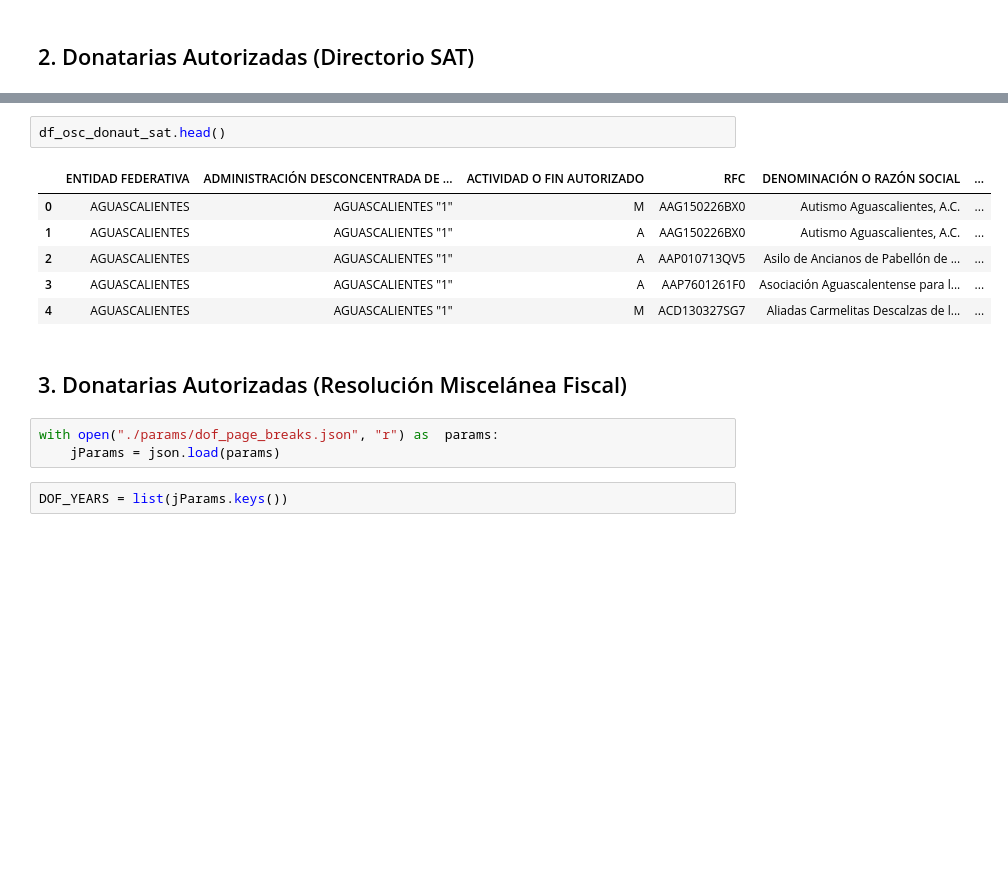
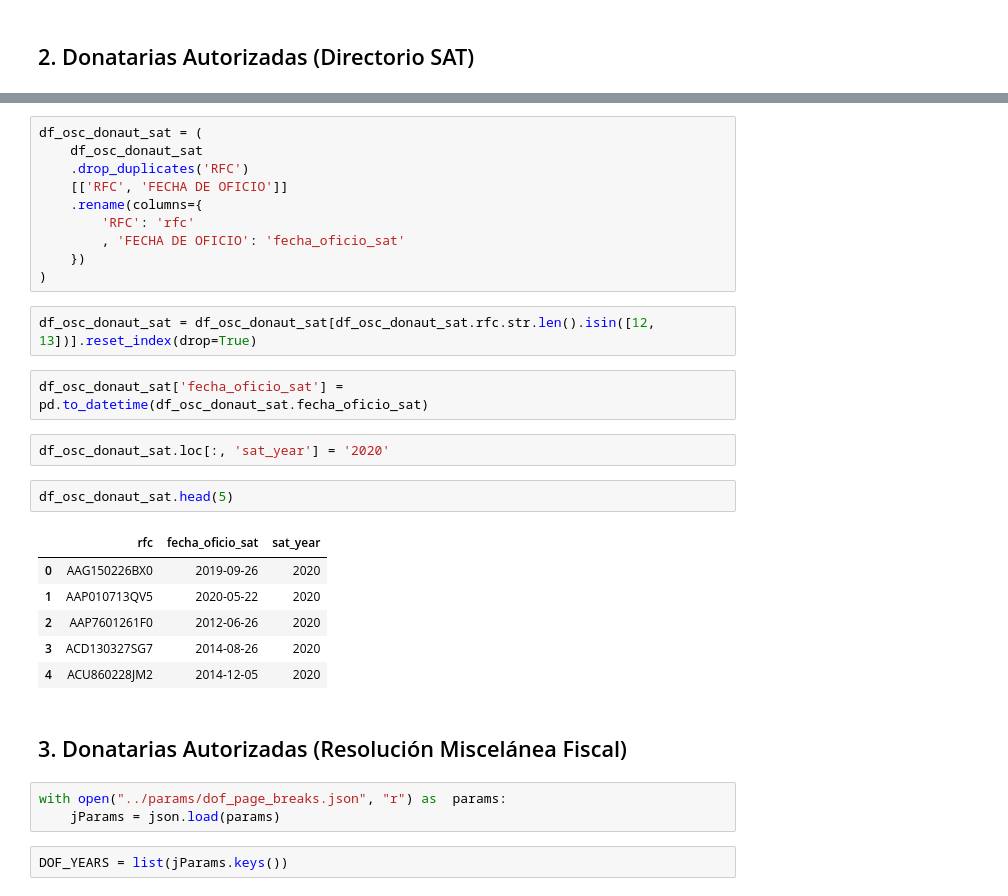
Before and after one commit to donelianc/osc-mexico-2020, a Jupyter notebook: notebooks/get_osc_data.ipynb, the cells around one changed output, grey strips where cells are left out. Cells and saved outputs as stored; diff of their text form; blank space fills up the shorter version.

```diff
--- a/notebooks/get_osc_data.ipynb
+++ b/notebooks/get_osc_data.ipynb
@@ -136,16 +156,32 @@ else:
+# %%
+df_osc_donaut_sat = (
+    df_osc_donaut_sat
+    .drop_duplicates('RFC')
+    [['RFC', 'FECHA DE OFICIO']]
+    .rename(columns={
+        'RFC': 'rfc'
+        , 'FECHA DE OFICIO': 'fecha_oficio_sat'
+    })
+)
+# %%
+df_osc_donaut_sat = df_osc_donaut_sat[df_osc_donaut_sat.rfc.str.len().isin([12, 13])].reset_index(drop=True)
+# %%
+df_osc_donaut_sat['fecha_oficio_sat'] = pd.to_datetime(df_osc_donaut_sat.fecha_oficio_sat)
+# %%
+df_osc_donaut_sat.loc[:, 'sat_year'] = '2020'
 # %%
-df_osc_donaut_sat.head()
+df_osc_donaut_sat.head(5)
 # %% [output]
-|  | ENTIDAD FEDERATIVA | ADMINISTRACIÓN DESCONCENTRADA DE ... | ACTIVIDAD O FIN AUTORIZADO | RFC | DENOMINACIÓN O RAZÓN SOCIAL | ... |
-| 0 | AGUASCALIENTES | AGUASCALIENTES "1" | M | AAG150226BX0 | Autismo Aguascalientes, A.C. | ... |
-| 1 | AGUASCALIENTES | AGUASCALIENTES "1" | A | AAG150226BX0 | Autismo Aguascalientes, A.C. | ... |
-| 2 | AGUASCALIENTES | AGUASCALIENTES "1" | A | AAP010713QV5 | Asilo de Ancianos de Pabellón de ... | ... |
-| 3 | AGUASCALIENTES | AGUASCALIENTES "1" | A | AAP7601261F0 | Asociación Aguascalentense para l... | ... |
-| 4 | AGUASCALIENTES | AGUASCALIENTES "1" | M | ACD130327SG7 | Aliadas Carmelitas Descalzas de l... | ... |
+|  | rfc | fecha_oficio_sat | sat_year |
+| 0 | AAG150226BX0 | 2019-09-26 | 2020 |
+| 1 | AAP010713QV5 | 2020-05-22 | 2020 |
+| 2 | AAP7601261F0 | 2012-06-26 | 2020 |
+| 3 | ACD130327SG7 | 2014-08-26 | 2020 |
+| 4 | ACU860228JM2 | 2014-12-05 | 2020 |
 # %% [markdown]
 ## 3. Donatarias Autorizadas (Resolución Miscelánea Fiscal)
 # %%
-with open("./params/dof_page_breaks.json", "r") as  params:
+with open("../params/dof_page_breaks.json", "r") as  params:
     jParams = json.load(params)
 # %%
 DOF_YEARS = list(jParams.keys())
```
Also changed, not shown: parts of 30 cells of this notebook, 2 other files.
